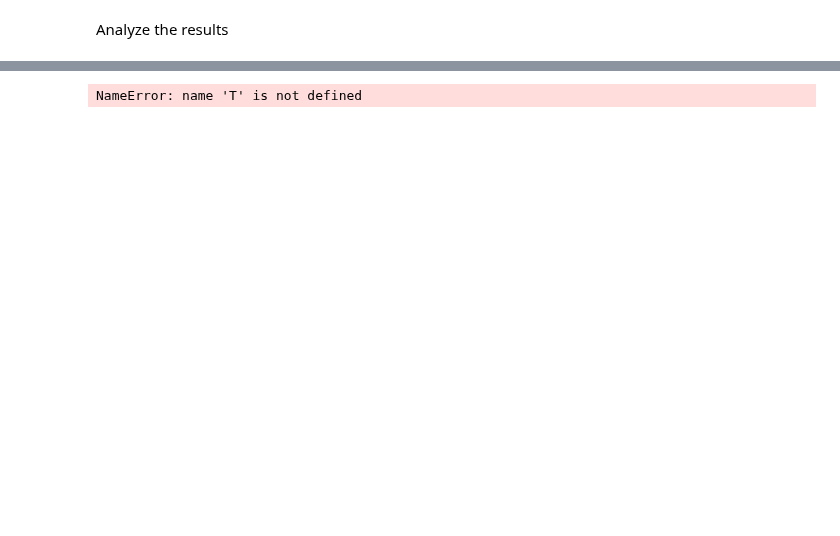
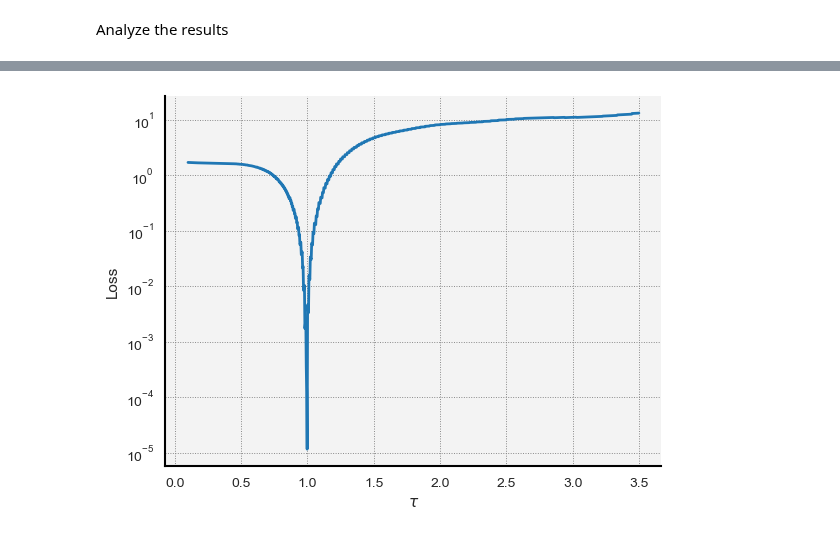
Before and after one commit to punkduckable/NDDE, a Jupyter notebook: NDDE.ipynb, the cells around one changed output, grey strips where cells are left out. Cells and saved outputs as stored; diff of their text form; code cells hidden in the pictures; blank space fills up the shorter version.

```diff
--- a/NDDE.ipynb
+++ b/NDDE.ipynb
@@ -196,33 +195,33 @@ NameError: name 't_Predict' is not defined
 ####################################################################################################
 # Plot loss as a function of tau
 
 # Build initial model
-Model = F_Model(theta_0 = 1.0, theta_1 = 1.0);
+Model = F_Target;
 
 # Set up a grid of tau values. We will find the loss at each one.
 N_Steps : int = 1000;
-grid_tau = torch.linspace(2.0, 2.5, steps = N_Steps, requires_grad = True);
+grid_tau = torch.linspace(0.1, 3.5, steps = N_Steps, requires_grad = True);
 Loss_tau = torch.zeros(N_Steps);
 
 for i in range(N_Steps):
     # Find predictions for ith tau value.
     Predictions_i : torch.Tensor = DDE_Solver(Model, X0_Target, grid_tau[i], T)[0];
 
     # Interpolate true solution on the time step grid for this solution.
     N_i                 : int           = Predictions_i.shape[1];
     x_Interp                            = interpolate.interp1d(t_Target.detach().numpy(), x_Target.detach().numpy());
     t_Values            : numpy.ndarray = numpy.linspace(start = 0, stop = T.item(), num = N_i);
     Targets_i           : torch.Tensor  = torch.from_numpy(x_Interp(t_Values));
 
     # Compute loss
     Loss_tau[i] = Integral_Loss(Predictions_i, Targets_i, t_Values, l);
 
 # Plot!
 plt.figure(2);
 seaborn.lineplot(x = grid_tau.detach().numpy(), y = Loss_tau.detach().numpy());
 seaborn.despine();
 plt.xlabel(r"$\tau$");
 plt.ylabel("Loss");
 plt.yscale("log");
 # %% [output]
-NameError: name 'T' is not defined
+[figure, added]
```
Also changed, not shown: parts of 4 cells of this notebook, 1 other file.
